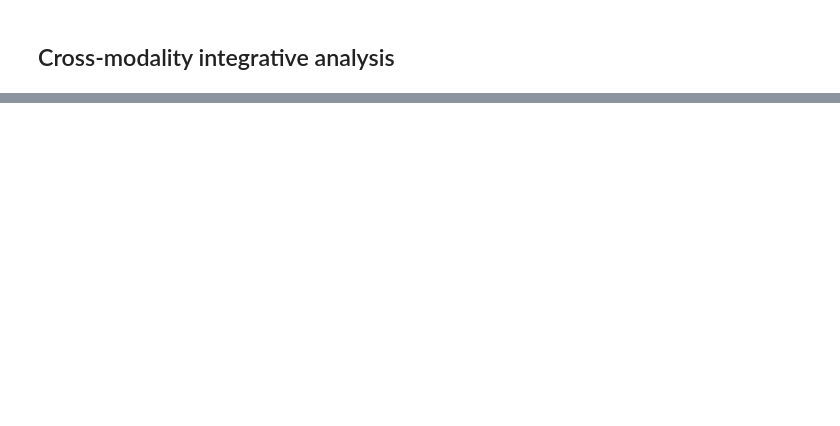
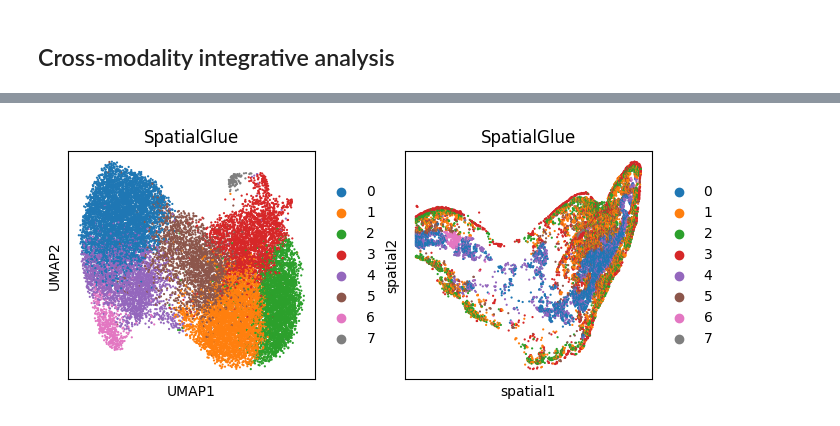
Before and after one commit to cb11711211/sc_st_attention_integration, a Jupyter notebook: GSPI/model_benchmark.ipynb, the cells around one changed output, grey strips where cells are left out. Cells and saved outputs as stored; diff of their text form; code cells hidden in the pictures; blank space fills up the shorter version.

Commit message:
update import

```diff
--- a/GSPI/model_benchmark.ipynb
+++ b/GSPI/model_benchmark.ipynb
@@ -176,7 +94,0 @@ adata.obs['SpatialGlue'].cat.rename_categories({1: '5-Outer cortex region 3(DN T
-# %%
-list_ = ['3-Inner cortex region 1(DN T,DP T,cTEC)','2-Corticomedullary Junction(CMJ)','4-Middle cortex region 2(DN T,DP T,cTEC)',
-         '7-Subcapsular zone(DN T)', '5-Outer cortex region 3(DN T,DP T,cTEC)', '8-Connective tissue capsule(fibroblast,RBC,myeloid)',
-         '1-Medulla(SP T,mTEC,DC)','6-Connective tissue capsule(fibroblast)']
-adata.obs['SpatialGlue']  = pd.Categorical(adata.obs['SpatialGlue'],
-                      categories=list_,
-                      ordered=True)
@@ -196,15 +94,0 @@ plt.show()
-# %%
-# Exchange attention weights corresponding to annotations
-list_SpatialGlue = [5,4,8,3,1,6,2,7]
-adata.obs['SpatialGlue_number']  = pd.Categorical(adata.obs['SpatialGlue_number'],
-                      categories=list_SpatialGlue,
-                      ordered=True)
-adata.obs['SpatialGlue_number'].cat.rename_categories({5:1,
-                                                       4:2,
-                                                       8:3,
-                                                       3:4,
-                                                       1:5,
-                                                       6:6,
-                                                       2:7,
-                                                       7:8
-                                                }, inplace=True)
@@ -228,0 +119,16 @@ plt.tight_layout(w_pad=0.05)
+# %%
+# visualization
+import matplotlib.pyplot as plt
+# adata.obsm['spatial'][:,1] = -1*adata.obsm['spatial'][:,1]
+
+fig, ax_list = plt.subplots(1, 2, figsize=(7, 3))
+sc.pp.neighbors(adata, use_rep='SpatialGlue', n_neighbors=30)
+sc.tl.umap(adata)
+
+sc.pl.umap(adata, color='SpatialGlue', ax=ax_list[0], title='SpatialGlue', s=10, show=False)
+sc.pl.embedding(adata, basis='spatial', color='SpatialGlue', ax=ax_list[1], title='SpatialGlue', s=10, show=False)
+
+plt.tight_layout(w_pad=0.3)
+plt.show()
+# %% [output]
+[figure, added]
```
Also changed, not shown: parts of 71 cells of this notebook, 4 other files.
